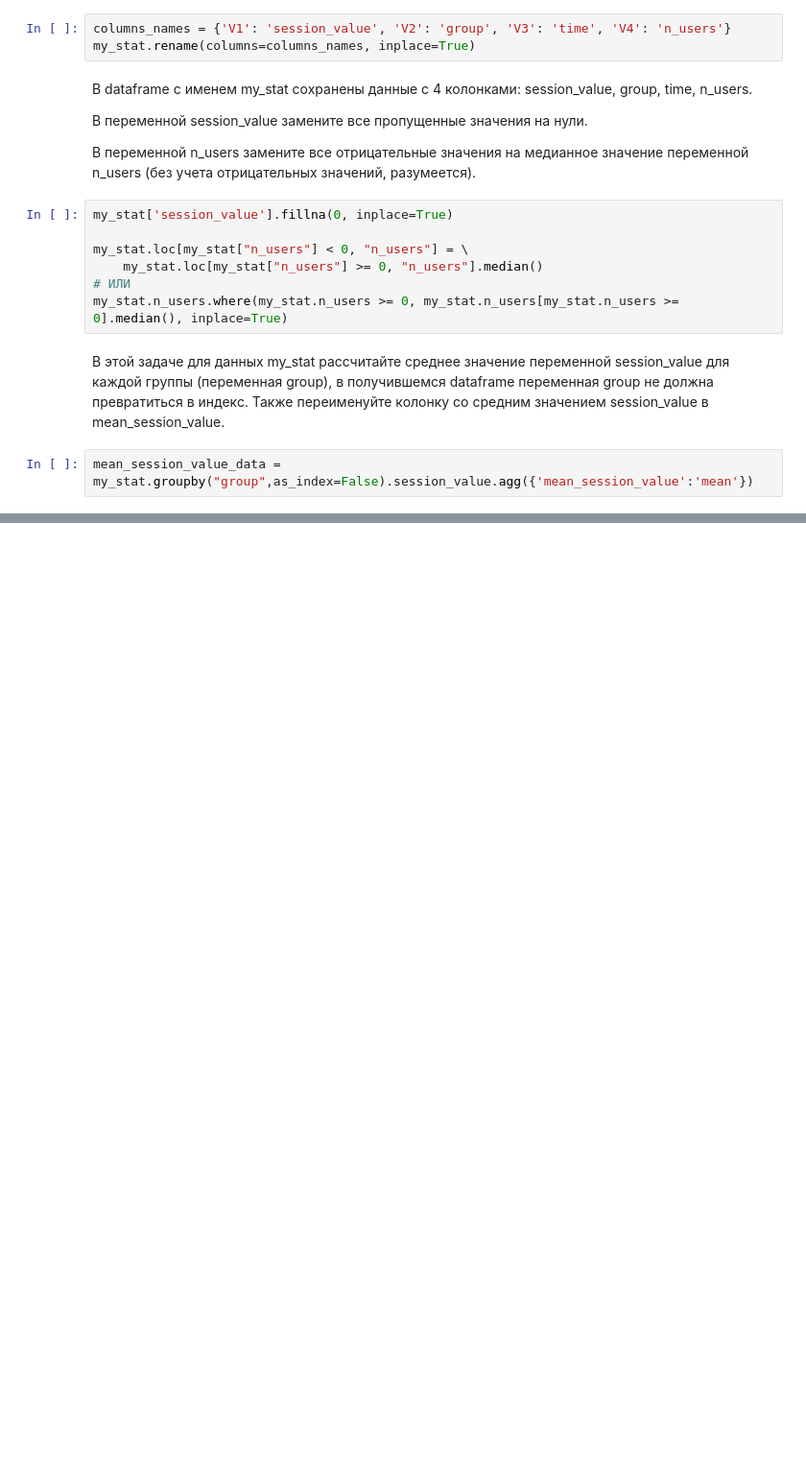
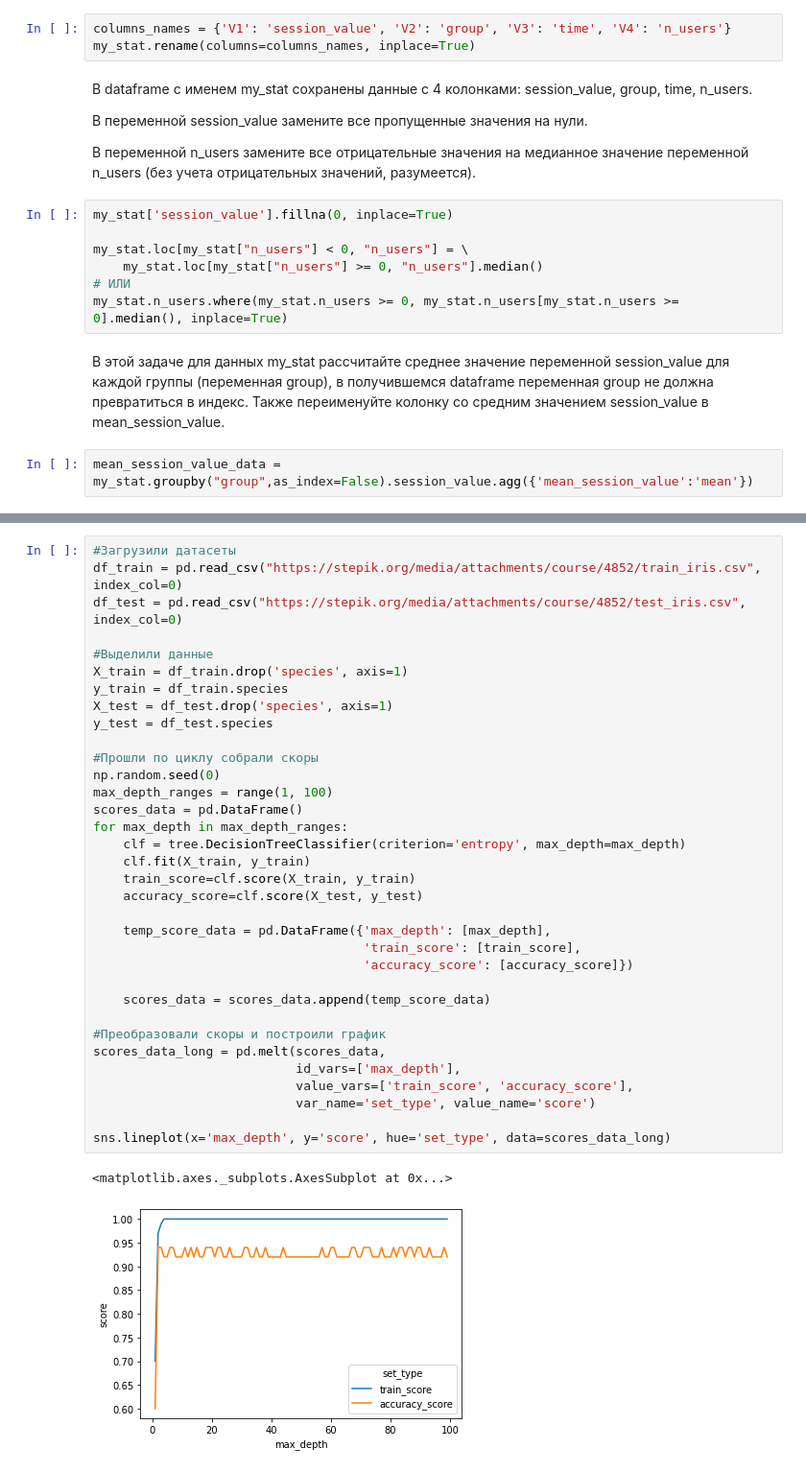
Before and after one commit to tester911007/Neural-network, a Jupyter notebook: Задачи.ipynb, the cells around one changed output, grey strips where cells are left out. Shown at 96% size. Drawn from its saved outputs; the diff is of its cells as text; blank space fills up the shorter version.

```diff
--- a/Задачи.ipynb
+++ b/Задачи.ipynb
@@ -234,0 +306,37 @@ mean_session_value_data = my_stat.groupby("group",as_index=False).session_value.
+# %%
+#Загрузили датасеты
+df_train = pd.read_csv("https://stepik.org/media/attachments/course/4852/train_iris.csv", index_col=0)
+df_test = pd.read_csv("https://stepik.org/media/attachments/course/4852/test_iris.csv", index_col=0)
+
+#Выделили данные
+X_train = df_train.drop('species', axis=1)
+y_train = df_train.species
+X_test = df_test.drop('species', axis=1)
+y_test = df_test.species
+
+#Прошли по циклу собрали скоры
+np.random.seed(0)
+max_depth_ranges = range(1, 100)
+scores_data = pd.DataFrame()
+for max_depth in max_depth_ranges:
+    clf = tree.DecisionTreeClassifier(criterion='entropy', max_depth=max_depth)
+    clf.fit(X_train, y_train)
+    train_score=clf.score(X_train, y_train)
+    accuracy_score=clf.score(X_test, y_test)
+
+    temp_score_data = pd.DataFrame({'max_depth': [max_depth],
+                                    'train_score': [train_score],
+                                    'accuracy_score': [accuracy_score]})
+
+    scores_data = scores_data.append(temp_score_data)
+
+#Преобразовали скоры и построили график
+scores_data_long = pd.melt(scores_data,
+                           id_vars=['max_depth'],
+                           value_vars=['train_score', 'accuracy_score'],
+                           var_name='set_type', value_name='score')
+
+sns.lineplot(x='max_depth', y='score', hue='set_type', data=scores_data_long)
+# %% [output]
+<matplotlib.axes._subplots.AxesSubplot at 0x...>
+[figure, added]
```
Also changed, not shown: parts of 43 cells of this notebook.
